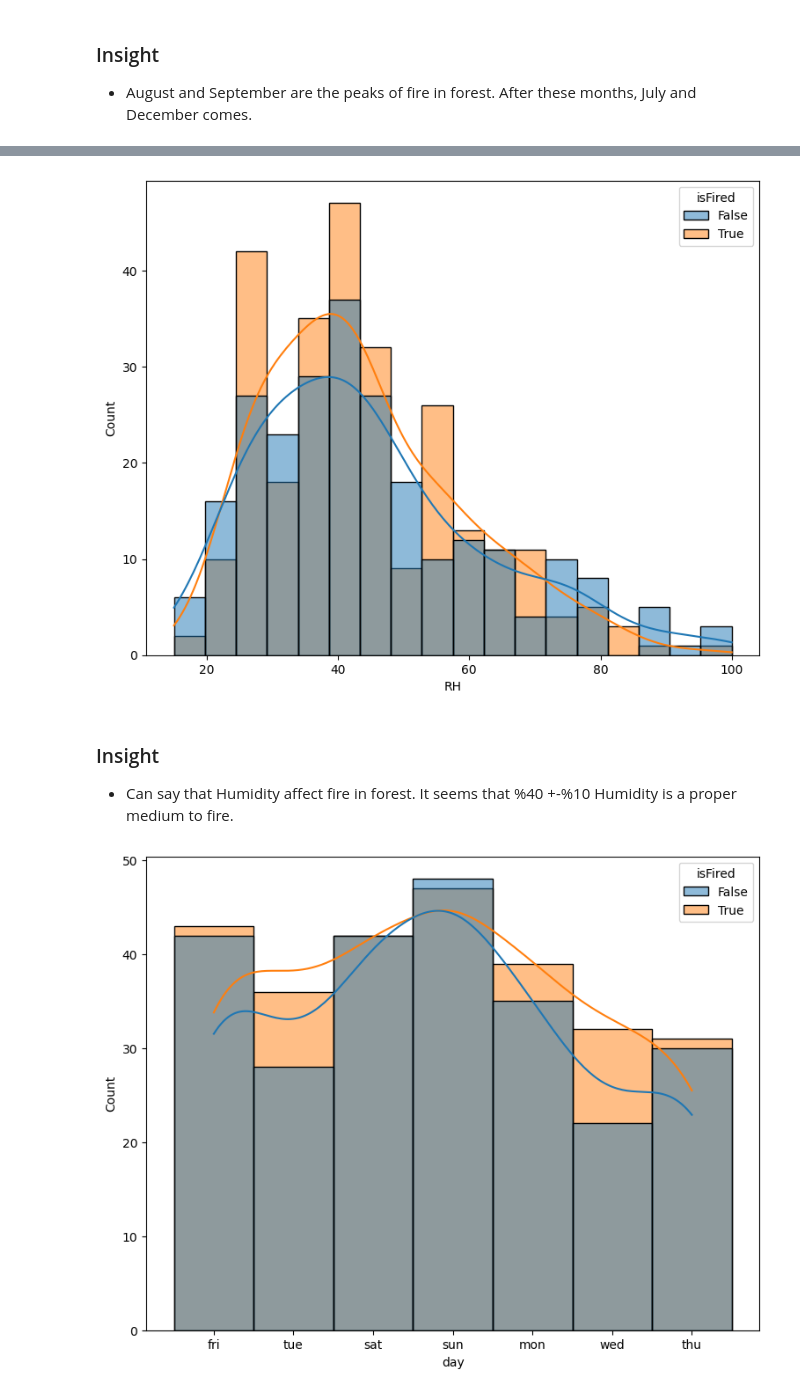
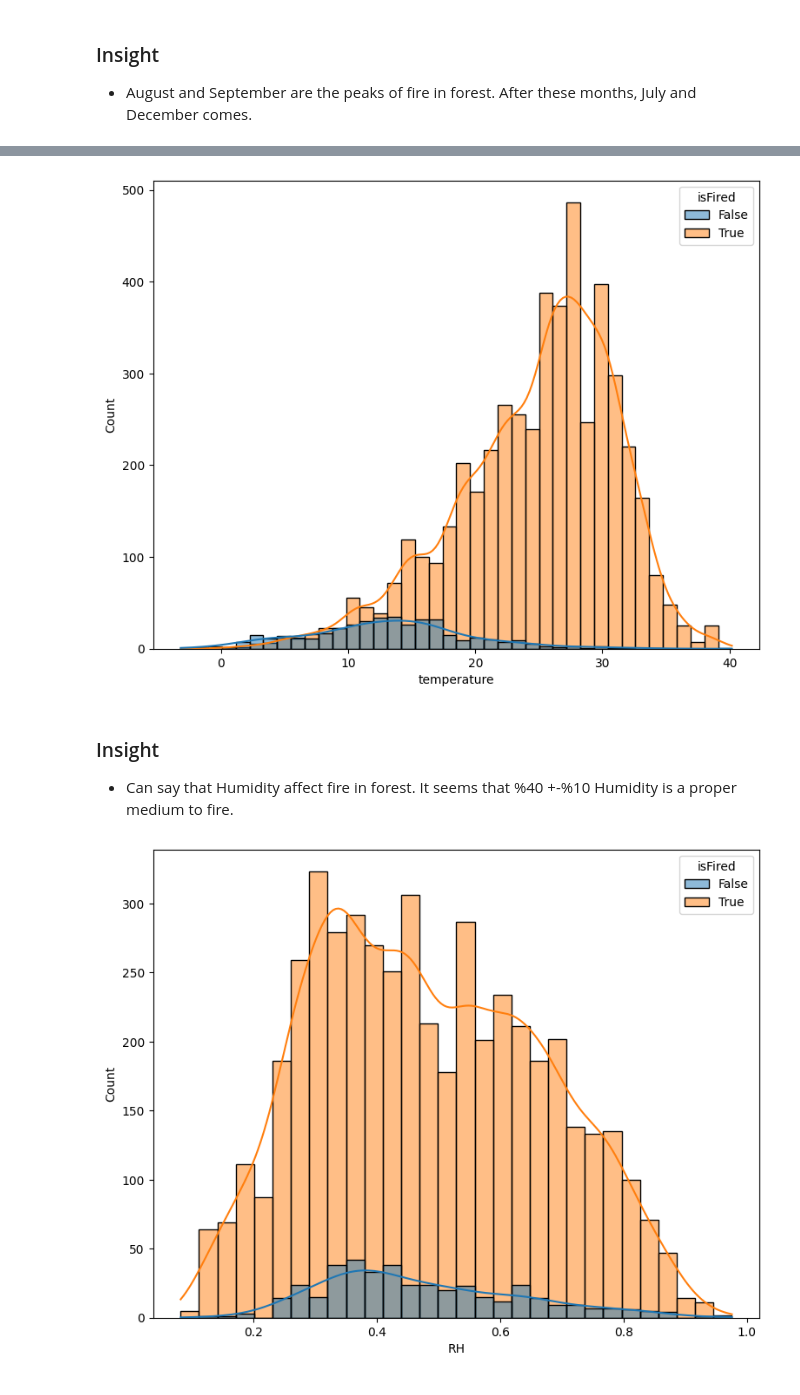
Before and after one commit to YusufSonmezz/fire_detection_system, a Jupyter notebook: Machine Learning Model/notebook/EDA_FIRE_DATASET.ipynb, the cells around one changed output, grey strips where cells are left out. Cells and saved outputs as stored; diff of their text form; code cells hidden in the pictures.

Commit message:
Configurations for new dataset
Added new dataset created from datas of NASA.
Configurations has been done appropriate for new dataset.

```diff
--- a/Machine Learning Model/notebook/EDA_FIRE_DATASET.ipynb
+++ b/Machine Learning Model/notebook/EDA_FIRE_DATASET.ipynb
@@ -7,7 +7,10 @@ import matplotlib.pyplot as plt
 import warnings
 warnings.filterwarnings('ignore')
 # %%
-df = pd.read_csv("data/forestfire_raw.csv")
+df = pd.read_csv("data/nasa_dataset/output_area_2.csv")
+# %%
+if "day" in df.columns:
+    df.rename(columns={"day": "day_night"}, inplace=True)
 # %%
 df.head()
 # %% [output]
@@ -167,5 +153,5 @@ Categories in 'day' variable:       ['fri' 'tue' 'sat' 'sun' 'mon' 'wed' 'thu']
 # %%
-df["isFired"] = (df['area'] != 0)
+df["isFired"] = (df['burned_area'] > 15)
 # %%
 print(f"There are {df[df['isFired'] == True]['isFired'].count()} burned area")
 # %% [output]
@@ -195,15 +184,15 @@ plt.show()
 # %%
 fig, axs = plt.subplots(1, figsize=(9, 7))
-sns.histplot(data=df,x='RH',kde=True,hue='isFired')
+sns.histplot(data=df,x='temperature',kde=True,hue='isFired')
 plt.show()
 # %% [output]
-[figure, old version]
+[figure, new version]
 # %% [markdown]
 ### Insight
 * Can say that Humidity affect fire in forest. It seems that %40 +-%10 Humidity is a proper medium to fire.
 # %%
 fig, axs = plt.subplots(1, figsize=(9, 7))
-sns.histplot(data=df,x='day',bins = 30,kde=True,hue='isFired')
+sns.histplot(data=df,x='RH',bins = 30,kde=True,hue='isFired')
 plt.show()
 # %% [output]
-[figure, old version]
+[figure, new version]
```
Also changed, not shown: parts of 41 cells of this notebook, 19 other files.
